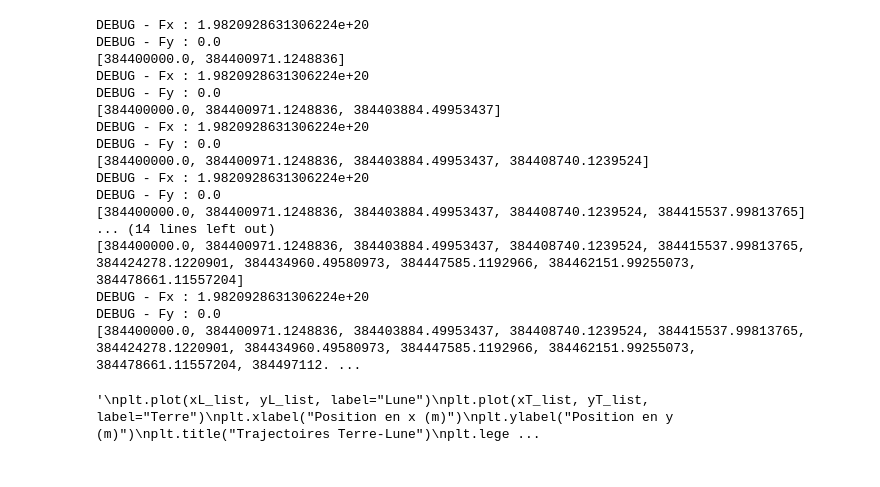
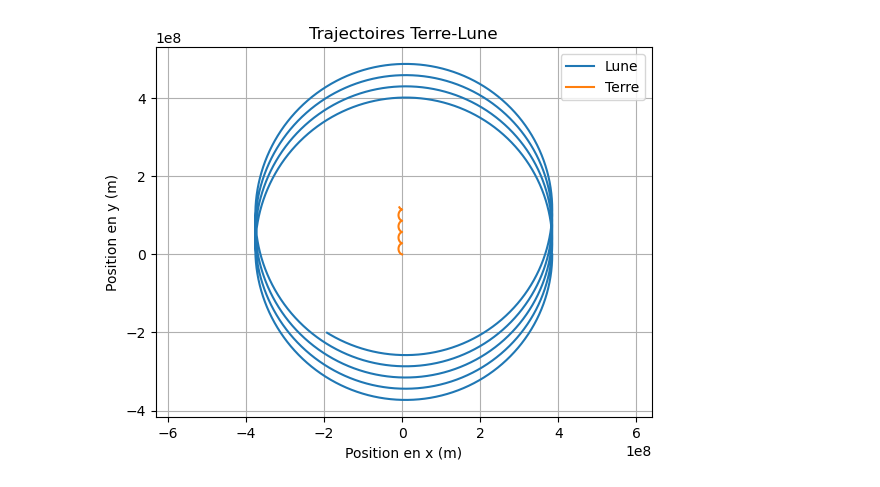
Before and after one commit to ManonYuki/ProjetAstro01, a Jupyter notebook: 1_Manon_Decomposed_calculations.ipynb, the cells around one changed output. Drawn from its saved outputs; the diff is of its cells as text; code cells hidden in the pictures.

```diff
--- a/1_Manon_Decomposed_calculations.ipynb
+++ b/1_Manon_Decomposed_calculations.ipynb
@@ -8,6 +8,8 @@ MTerre = 5.97219e24
 MLune = 7.3477e22
 positionT = [0,0,0]
 positionL = [3.844e8, 0, 0]
+debug = False
+
 
 xT = 0
 yT = 0
@@ -81,7 +83,7 @@ xT_list = [xT]
 yT_list = [yT]
 
 
-Tmax = 1000
+Tmax = 10000000
 
 while t < Tmax:
 
@@ -127,50 +129,33 @@ while t < Tmax:
 
     vL_y += aL_y * dT
     vT_y += aT_y * dT
 
     # 6. Mise à jour des positions
-    xL += vL_x*dT
+    xL += -vL_x*dT
     xT += vT_x*dT
 
-    yL += vL_y * dT
+    yL += -vL_y * dT
     yT += vT_y * dT
 
     # 7. Stockage des positions
     xL_list.append(xL)
     yL_list.append(yL)
     xT_list.append(xT)
     yT_list.append(yT)
     # print(xL_list)
 
     # 8. Temps
     t += dT
 
 
 plt.plot(xL_list, yL_list, label="Lune")
 plt.plot(xT_list, yT_list, label="Terre")
 plt.xlabel("Position en x (m)")
 plt.ylabel("Position en y (m)")
 plt.title("Trajectoires Terre-Lune")
 plt.legend()
 plt.axis("equal")  # pour garder les proportions correctes
 plt.grid(True)
 plt.show()
 # %% [output]
-DEBUG - Fx : 1.9820928631306224e+20
-DEBUG - Fy : 0.0
-[384400000.0, 384400971.1248836]
-DEBUG - Fx : 1.9820928631306224e+20
-DEBUG - Fy : 0.0
-[384400000.0, 384400971.1248836, 384403884.49953437]
-DEBUG - Fx : 1.9820928631306224e+20
-DEBUG - Fy : 0.0
-[384400000.0, 384400971.1248836, 384403884.49953437, 384408740.1239524]
-DEBUG - Fx : 1.9820928631306224e+20
-DEBUG - Fy : 0.0
-[384400000.0, 384400971.1248836, 384403884.49953437, 384408740.1239524, 384415537.99813765]
-... (14 lines left out)
-[384400000.0, 384400971.1248836, 384403884.49953437, 384408740.1239524, 384415537.99813765, 384424278.1220901, 384434960.49580973, 384447585.1192966, 384462151.99255073, 384478661.11557204]
-DEBUG - Fx : 1.9820928631306224e+20
-DEBUG - Fy : 0.0
-[384400000.0, 384400971.1248836, 384403884.49953437, 384408740.1239524, 384415537.99813765, 384424278.1220901, 384434960.49580973, 384447585.1192966, 384462151.99255073, 384478661.11557204, 384497112. ...
-'\nplt.plot(xL_list, yL_list, label="Lune")\nplt.plot(xT_list, yT_list, label="Terre")\nplt.xlabel("Position en x (m)")\nplt.ylabel("Position en y (m)")\nplt.title("Trajectoires Terre-Lune")\nplt.lege ...
+[figure, added]
```
